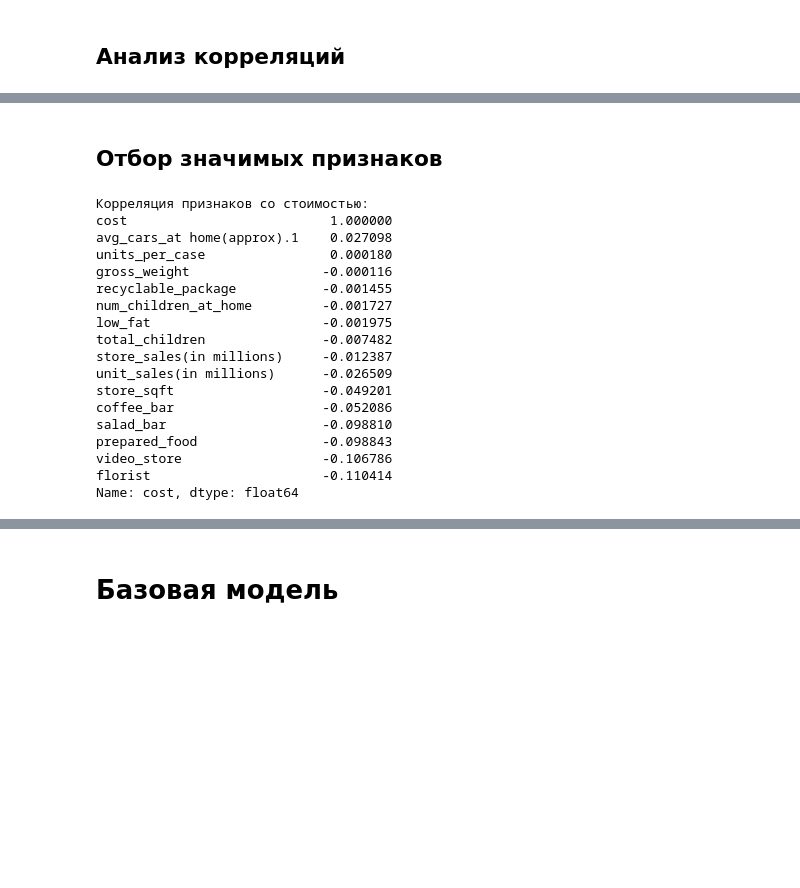
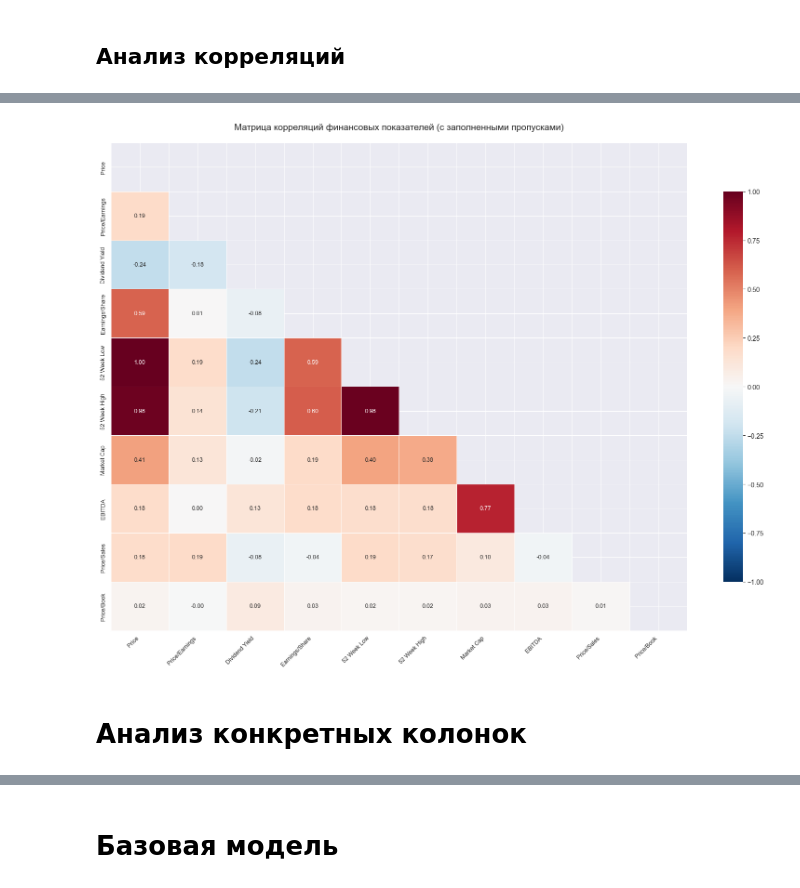
Before and after one commit to roux-afk/urfu-ml-company-valuation, a Jupyter notebook: notebooks/data_analysis.ipynb, the cells around one changed output, grey strips where cells are left out. Saved outputs shown, nothing was run; the diff lists cells and outputs as text; code cells hidden in the pictures; blank space fills up the shorter version.

```diff
--- a/notebooks/data_analysis.ipynb
+++ b/notebooks/data_analysis.ipynb
@@ -66,0 +38,2 @@ max         1.000000     149.750000
+# %%
+financials_csv = pd.read_csv('../data/financials.csv', usecols=lambda column: column != "Symbol") # выгружаем данные и удаляем Symbol (это просто идентификатор)
@@ -149,26 +142,34 @@ plt.show()
-# %% [markdown]
-## Отбор значимых признаков
-# %%
-# 3. Смотрим на самые важные признаки для стоимости
-correlation_with_cost = correlation_matrix["cost"].sort_values(ascending=False)
-print("\nКорреляция признаков со стоимостью:")
-print(correlation_with_cost)
-# %% [output]
-Корреляция признаков со стоимостью:
-cost                          1.000000
-avg_cars_at home(approx).1    0.027098
-units_per_case                0.000180
-gross_weight                 -0.000116
-recyclable_package           -0.001455
-num_children_at_home         -0.001727
-low_fat                      -0.001975
-total_children               -0.007482
-store_sales(in millions)     -0.012387
-unit_sales(in millions)      -0.026509
-store_sqft                   -0.049201
-coffee_bar                   -0.052086
-salad_bar                    -0.098810
-prepared_food                -0.098843
-video_store                  -0.106786
-florist                      -0.110414
-Name: cost, dtype: float64
+# %%
+# 2. Смотрим корреляции (взаимосвязи между переменными)
+plt.figure(figsize=(16, 12))
+
+# Создаем копию и выбираем числовые колонки
+financials_numeric = financials_csv.select_dtypes(include=[np.number]).copy()
+
+# Заполняем пропуски медианными значениями (можно изменить на mean или другое)
+financials_filled = financials_numeric.fillna(financials_numeric.median())
+
+# Или удаляем колонки с большим количеством пропусков
+# threshold = 0.3  # удаляем колонки с >30% пропусков
+# financials_clean = financials_numeric.dropna(axis=1, thresh=int(len(financials_numeric) * (1-threshold)))
+
+# Считаем корреляции
+correlation_matrix = financials_filled.corr()
+
+# Создаем heatmap
+mask = np.triu(np.ones_like(correlation_matrix, dtype=bool))  # маска для верхнего треугольника
+
+sns.heatmap(correlation_matrix, mask=mask, annot=True, cmap="RdBu_r",
+            linewidths=0.5, linecolor="white", annot_kws={"size": 9},
+            fmt='.2f', center=0, vmin=-1, vmax=1,
+            cbar_kws={'shrink': 0.8})
+
+plt.title("Матрица корреляций финансовых показателей (с заполненными пропусками)", fontsize=14, pad=20)
+plt.xticks(rotation=45, ha='right', fontsize=9)
+plt.yticks(fontsize=9)
+plt.tight_layout()
+plt.show()
+# %% [output]
+[figure, added]
+# %% [markdown]
+# Анализ конкретных колонок
```
Also changed, not shown: parts of 30 cells of this notebook.
